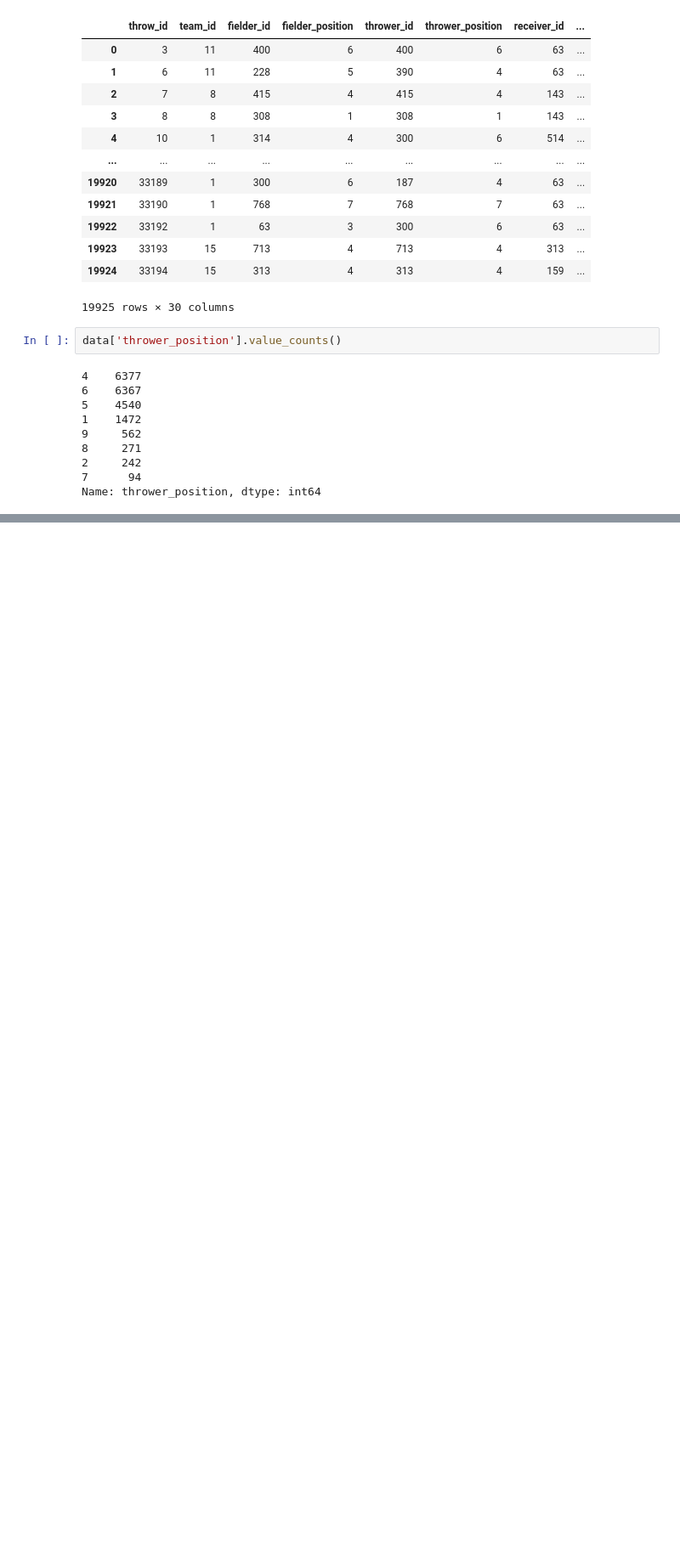
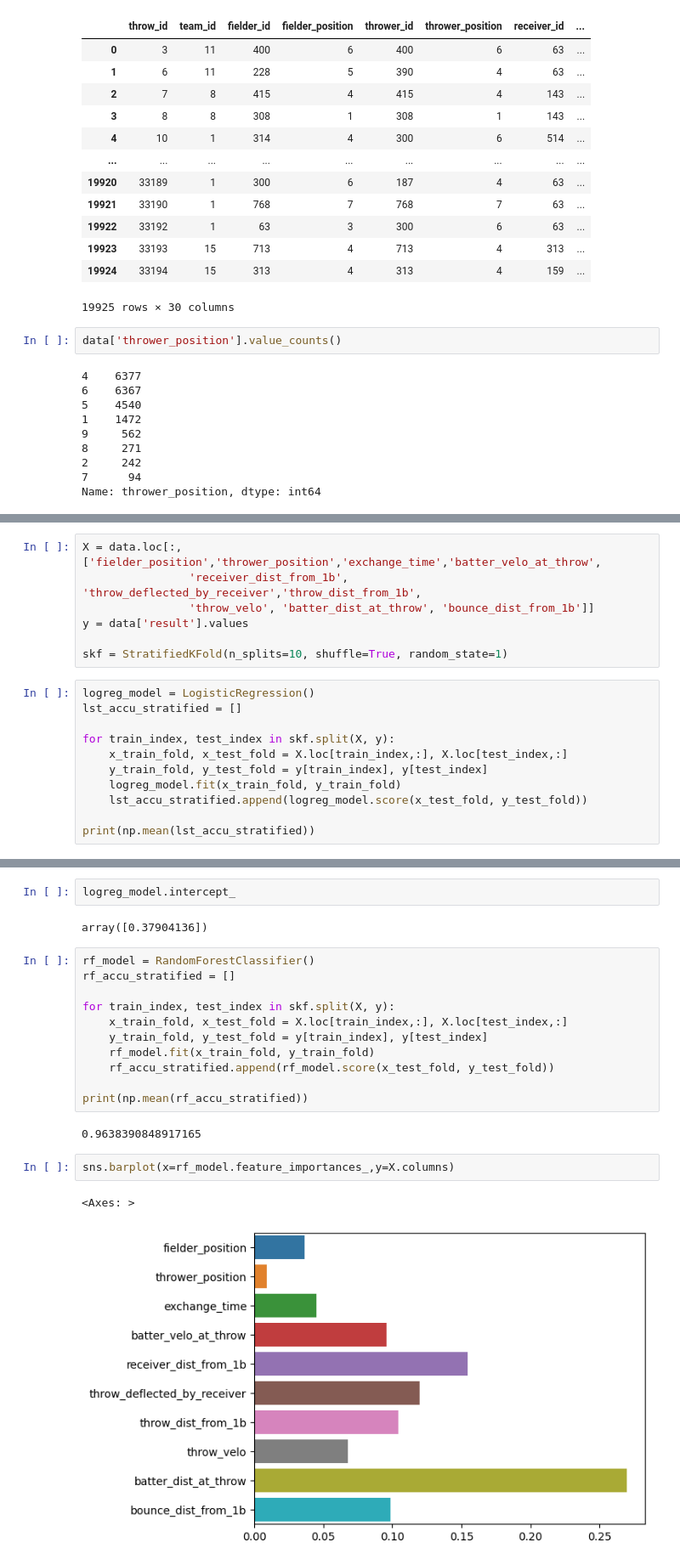
Before and after one commit to sidthakur08/kc-work, a Jupyter notebook: modeling.ipynb, the cells around one changed output, grey strips where cells are left out. Shown at 85% size. Cells and saved outputs as stored; diff of their text form; blank space fills up the shorter version.

Commit message:
some modeling stuff

```diff
--- a/modeling.ipynb
+++ b/modeling.ipynb
@@ -107,0 +179,18 @@ data
+# %%
+X = data.loc[:,['fielder_position','thrower_position','exchange_time','batter_velo_at_throw',
+                'receiver_dist_from_1b', 'throw_deflected_by_receiver','throw_dist_from_1b',
+                'throw_velo', 'batter_dist_at_throw', 'bounce_dist_from_1b']]
+y = data['result'].values
+
+skf = StratifiedKFold(n_splits=10, shuffle=True, random_state=1)
+# %%
+logreg_model = LogisticRegression()
+lst_accu_stratified = []
+
+for train_index, test_index in skf.split(X, y):
+    x_train_fold, x_test_fold = X.loc[train_index,:], X.loc[test_index,:]
+    y_train_fold, y_test_fold = y[train_index], y[test_index]
+    logreg_model.fit(x_train_fold, y_train_fold)
+    lst_accu_stratified.append(logreg_model.score(x_test_fold, y_test_fold))
+
+print(np.mean(lst_accu_stratified))
@@ -107,0 +204,22 @@ data
+# %%
+logreg_model.intercept_
+# %% [output]
+array([0.37904136])
+# %%
+rf_model = RandomForestClassifier()
+rf_accu_stratified = []
+
+for train_index, test_index in skf.split(X, y):
+    x_train_fold, x_test_fold = X.loc[train_index,:], X.loc[test_index,:]
+    y_train_fold, y_test_fold = y[train_index], y[test_index]
+    rf_model.fit(x_train_fold, y_train_fold)
+    rf_accu_stratified.append(rf_model.score(x_test_fold, y_test_fold))
+
+print(np.mean(rf_accu_stratified))
+# %% [output]
+0.9638390848917165
+# %%
+sns.barplot(x=rf_model.feature_importances_,y=X.columns)
+# %% [output]
+<Axes: >
+[figure, added]
```
Also changed, not shown: parts of 14 cells of this notebook.
